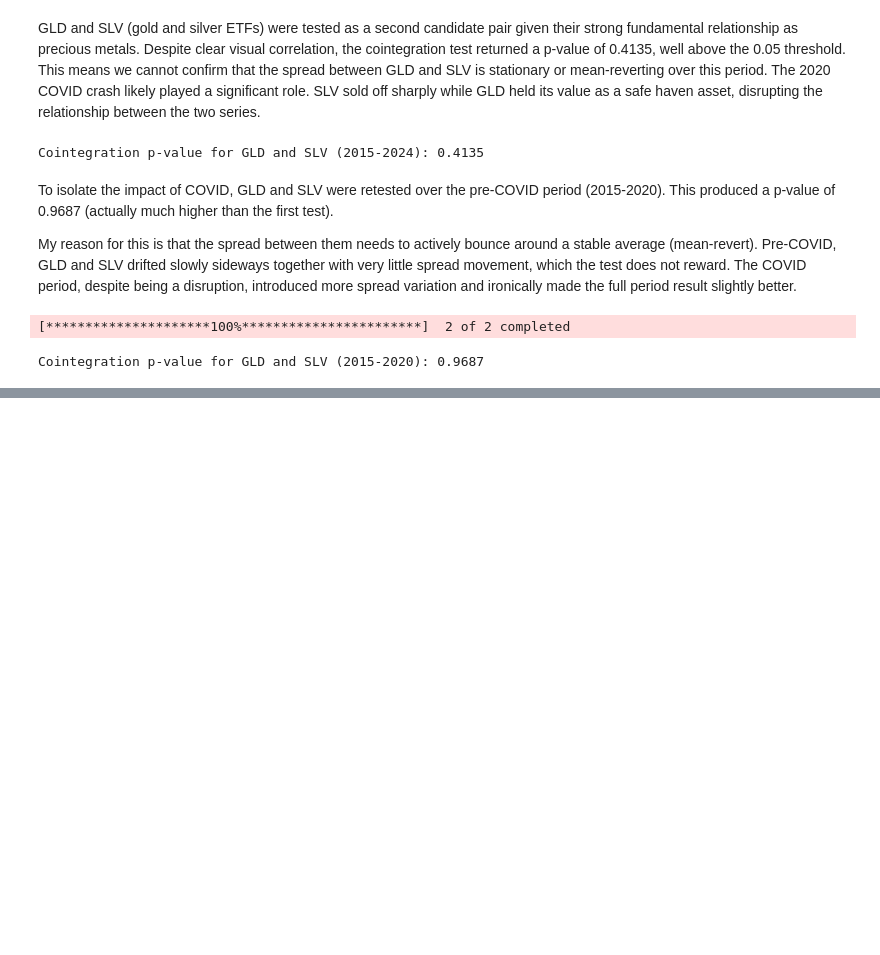
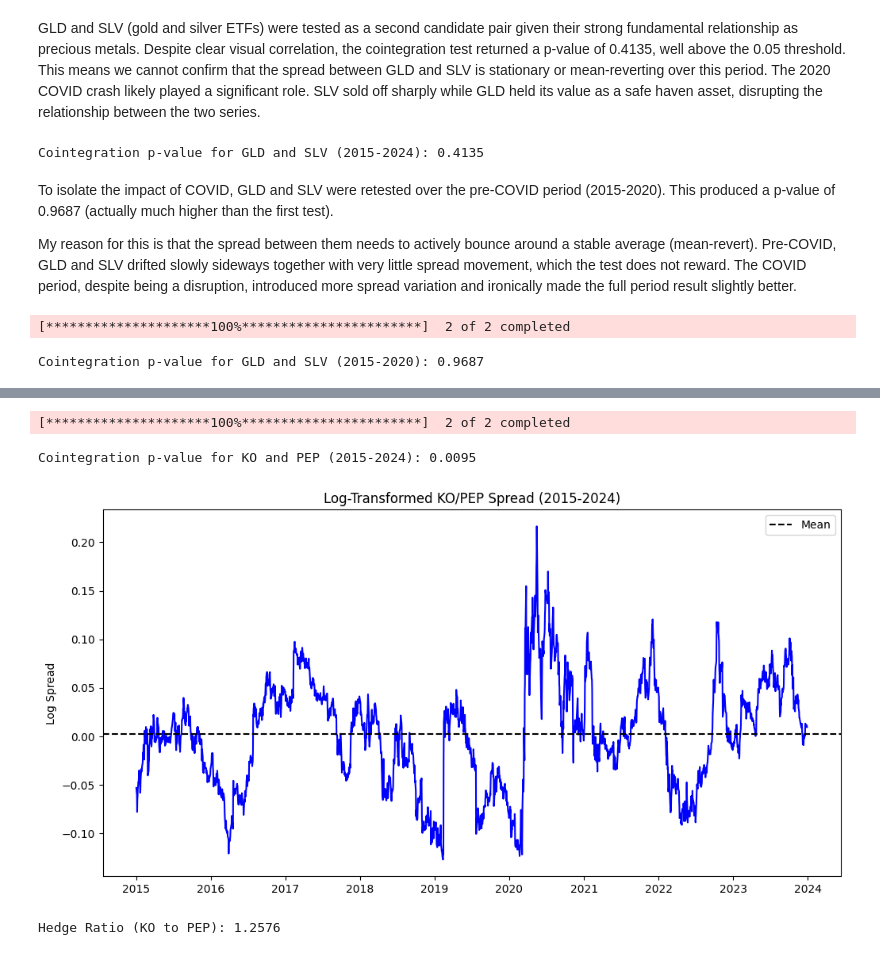
Before and after one commit to jonklein2007-hue/python-finance, a Jupyter notebook: projects/pair_trading.ipynb, the cells around one changed output, grey strips where cells are left out. Drawn from its saved outputs; the diff is of its cells as text; code cells hidden in the pictures; blank space fills up the shorter version.

```diff
--- a/projects/pair_trading.ipynb
+++ b/projects/pair_trading.ipynb
@@ -117,0 +174,27 @@ Cointegration p-value for GLD and SLV (2015-2020): 0.9687
+# %%
+data_soda = yf.download(['KO','PEP'],start='2015-01-01',end='2024-01-01')
+prices_soda = data_soda['Close']
+pvalue_soda = coint(prices_soda['KO'], prices_soda['PEP'])[1]
+print(f"Cointegration p-value for KO and PEP (2015-2024): {pvalue_soda:.4f}")
+# %% [output]
+[*********************100%***********************]  2 of 2 completed
+Cointegration p-value for KO and PEP (2015-2024): 0.0095
+# %%
+log_prices_soda = np.log(prices_soda)
+x_log_soda = sm.add_constant(log_prices_soda['KO'])
+model_log_soda = sm.OLS(log_prices_soda['PEP'], x_log_soda).fit()
+hedge_ratio_log_soda = model_log_soda.params['KO']
+
+spread_log_soda = log_prices_soda['PEP'] - hedge_ratio_log_soda * log_prices_soda['KO']
+plt.figure(figsize=(12, 6))
+plt.plot(spread_log_soda, color='blue')
+plt.axhline(spread_log_soda.mean(), color='black', linestyle='--', label='Mean')
+plt.title("Log-Transformed KO/PEP Spread (2015-2024)")
+plt.ylabel('Log Spread')
+plt.legend()
+plt.show()
+
+print(f"Hedge Ratio (KO to PEP): {hedge_ratio_log_soda:.4f}")
+# %% [output]
+[figure, added]
+Hedge Ratio (KO to PEP): 1.2576
```
Also changed, not shown: parts of 9 cells of this notebook.
